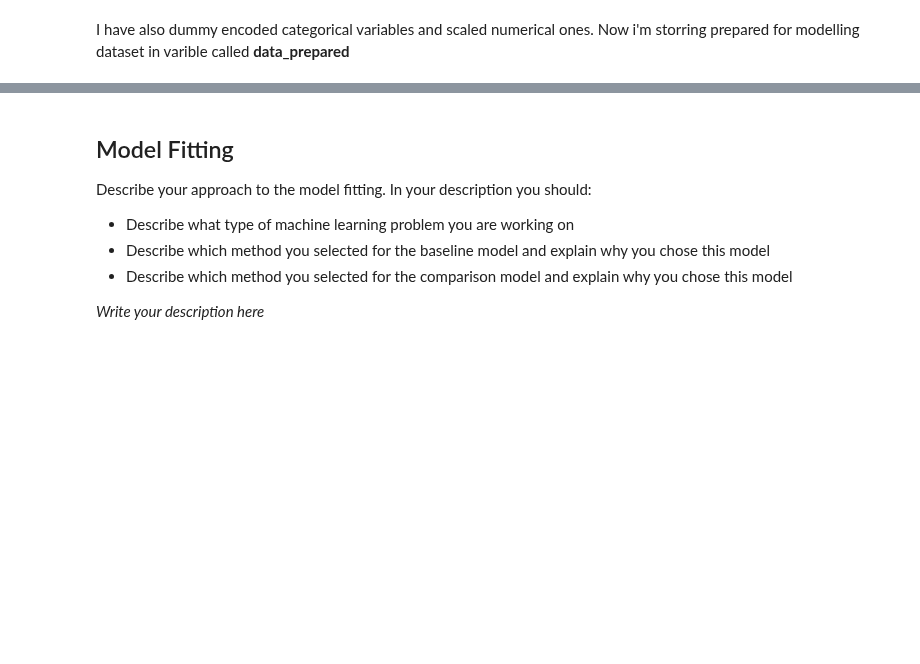
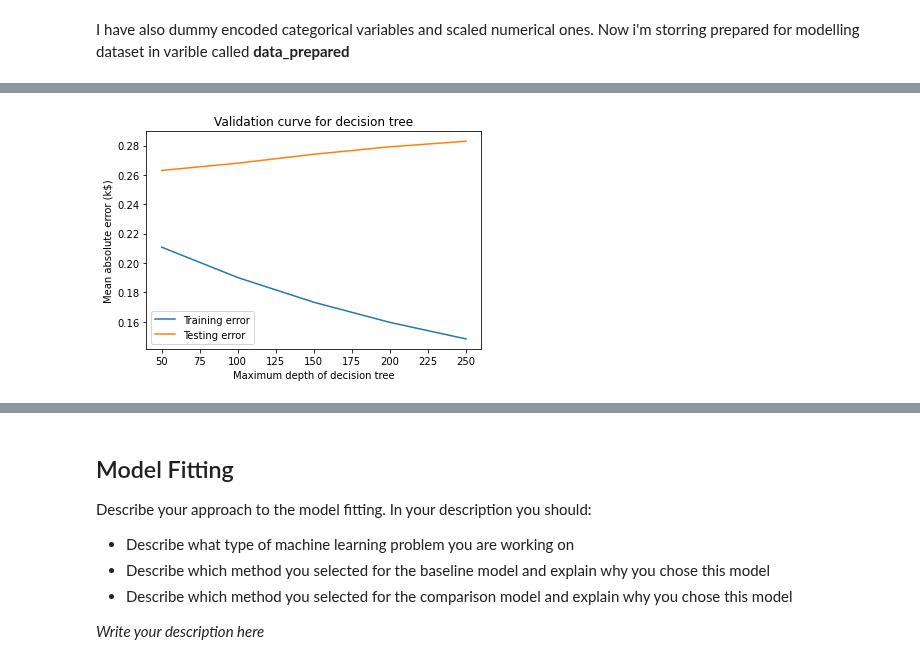
Before and after one commit to CarJung/Uni, a Jupyter notebook: data_camp_certificate/notebook.ipynb, the cells around one changed output, grey strips where cells are left out. Cells and saved outputs as stored; diff of their text form; code cells hidden in the pictures; blank space fills up the shorter version.

```diff
--- a/data_camp_certificate/notebook.ipynb
+++ b/data_camp_certificate/notebook.ipynb
@@ -359,0 +376,2 @@ I have also dummy encoded categorical variables and scaled numerical ones. Now i
+# %%
+algorithms = [['gradient_boost_reg',GradientBoostingRegressor()],['SGDREG',SGDRegressor()],["SVR",SVR()],["BsyRidge",BayesianRidge()],["LR",LinearRegression()],["XGBReg",XGBRegressor()],["CatBoostReg",CatBoostRegressor()]]
@@ -359,0 +392,2 @@ I have also dummy encoded categorical variables and scaled numerical ones. Now i
+# %%
+train_predict_save_metrics(algorithms,data_prepared)
@@ -359,0 +421,23 @@ I have also dummy encoded categorical variables and scaled numerical ones. Now i
+# %%
+from sklearn.model_selection import validation_curve
+from sklearn.model_selection import ShuffleSplit
+
+
+gbr = GradientBoostingRegressor()
+cv = ShuffleSplit(n_splits=30, test_size=0.2)
+
+n_estimators = [50,100,150,200,250]
+train_scores, test_scores = validation_curve(
+    gbr, data_prepared.iloc[:,1:], data_prepared.attendance, param_name="n_estimators", param_range=n_estimators,
+    cv=cv, scoring="neg_root_mean_squared_error", n_jobs=2)
+train_errors, test_errors = -train_scores, -test_scores
+# %%
+plt.plot(n_estimators, train_errors.mean(axis=1), label="Training error")
+plt.plot(n_estimators, test_errors.mean(axis=1), label="Testing error")
+plt.legend()
+
+plt.xlabel("Maximum depth of decision tree")
+plt.ylabel("Mean absolute error (k$)")
+_ = plt.title("Validation curve for decision tree")
+# %% [output]
+[figure, added]
```
Also changed, not shown: parts of 8 cells of this notebook.
